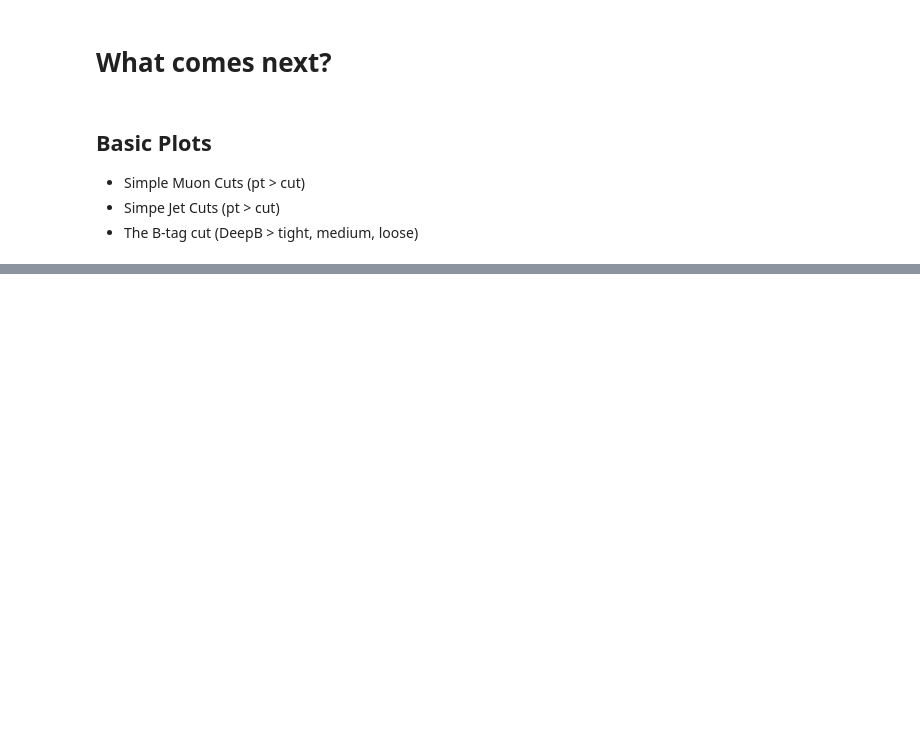
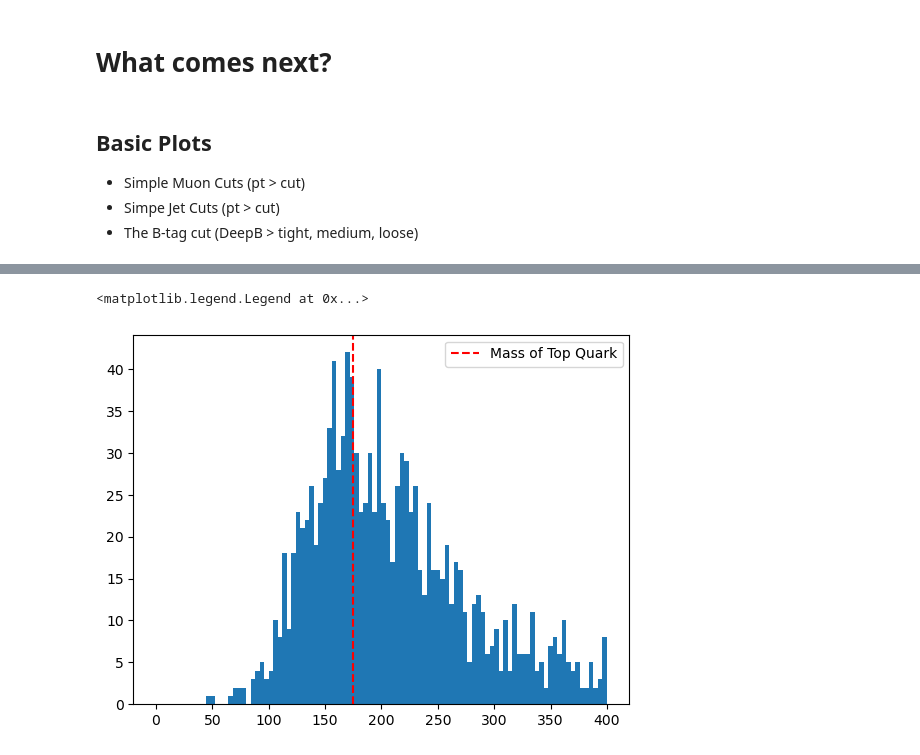
Before and after one commit to mattbellis/CMS-top-BNV2, a Jupyter notebook: analysis_template_Samyak.ipynb, the cells around one changed output, grey strips where cells are left out. Drawn from its saved outputs; the diff is of its cells as text; code cells hidden in the pictures; blank space fills up the shorter version.

```diff
--- a/analysis_template_Samyak.ipynb
+++ b/analysis_template_Samyak.ipynb
@@ -135,4 +171,4 @@ def load_file(size):
     print(f"{nevents = }")
     return events
 # %%
-events=load_file("big")
+events=load_file("small")
@@ -386,35 +454,37 @@ met = ak.zip(
 muon_cut = (muons.pt > 20) & (np.abs(muons.eta) < 2.1)
 jet_cut = (jets.pt>20) & (np.abs(jets.eta) < 2.4)
 
 muons_cut = muons[muon_cut]
 jets_cut = jets[jet_cut]
 
 n_muon = ak.num(muons_cut)
 n_jets = ak.num(jets_cut)
 n_bjets = ak.sum(jets.DeepB > 0.8767, axis = 1)
 
 mega_cut = (n_muon == 1) & (n_jets == 4) & (n_bjets == 2)
 
-muon_mcut = muons[mega_cut]
-jets_mcut = jets[mega_cut]
+jets_mcut = jets_cut[mega_cut]
 
 trijet = ak.combinations(jets_mcut, 3, fields=["j1", "j2", "j3"])
 trijet["p4"] = trijet.j1 +  trijet.j2 +  trijet.j3
 threshold_1 = 0.8767
 threshold_2 = 0.2
 # btag_count1= (trijet.j1.DeepB > threshold_1) + (trijet.j2.DeepB > threshold_1) + (trijet.j3.DeepB > threshold_1)
 # btag_count2= (trijet.j1.DeepB < threshold) + (trijet.j2.DeepB < threshold) + (trijet.j3.DeepB < threshold_2)
 # mask1 = btag_count1 == 1
 # mask2 = btag_count2 == 2
 btag_mask = ((trijet.j1.DeepB > threshold_1) & (trijet.j2.DeepB < threshold_2) & (trijet.j3.DeepB < threshold_2)) | \
             ((trijet.j1.DeepB < threshold_2) & (trijet.j2.DeepB > threshold_1) & (trijet.j3.DeepB < threshold_2)) | \
             ((trijet.j1.DeepB < threshold_2) & (trijet.j2.DeepB < threshold_2) & (trijet.j3.DeepB > threshold_1))
 trijet_mass = trijet["p4"][btag_mask][ak.argmax(trijet.p4.pt[btag_mask], axis =1, keepdims = True)].mass
 
 tri_imass = ak.flatten(trijet_mass)
 plt.hist(tri_imass, bins = 100,range=(0,400))
 plt.axvline(175, color = "red",ls="--",label="Mass of Top Quark")
 plt.legend()
+# %% [output]
+<matplotlib.legend.Legend at 0x...>
+[figure, added]
 # %%
 #DiJet Particle Mass
 mini_cut = (n_muon == 1) & (n_jets == 4)
```
Also changed, not shown: parts of 21 cells of this notebook.
